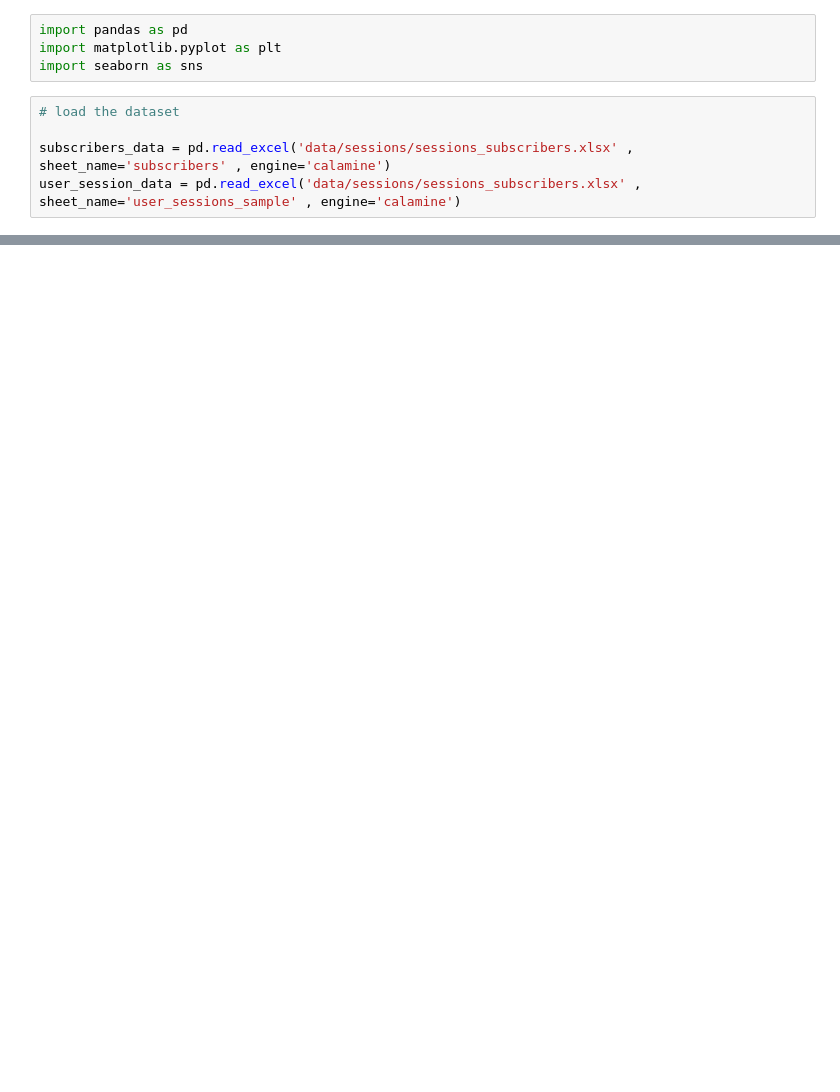
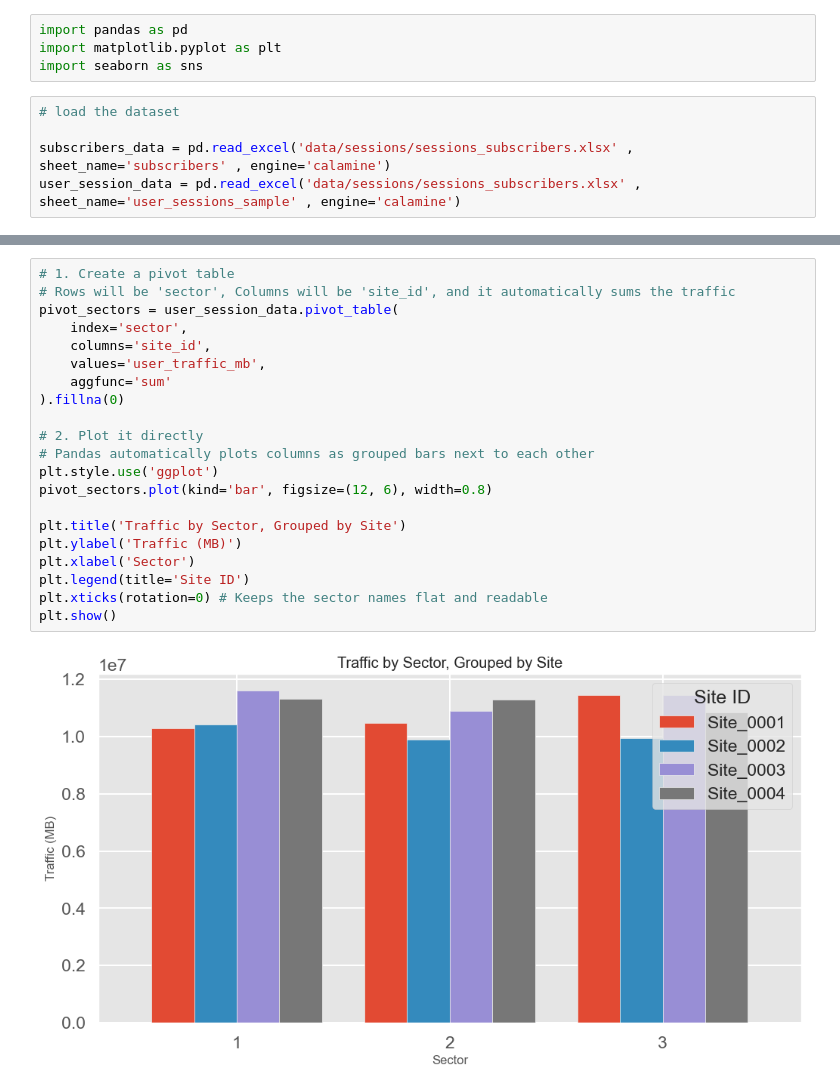
Before and after one commit to omartarek000/Telecom_session_lens, a Jupyter notebook: Telecom_EDA.ipynb, the cells around one changed output, grey strips where cells are left out. Saved outputs shown, nothing was run; the diff lists cells and outputs as text; blank space fills up the shorter version.

```diff
--- a/Telecom_EDA.ipynb
+++ b/Telecom_EDA.ipynb
@@ -20,0 +117,23 @@ subscribers_data.head(5)
+# %%
+# 1. Create a pivot table
+# Rows will be 'sector', Columns will be 'site_id', and it automatically sums the traffic
+pivot_sectors = user_session_data.pivot_table(
+    index='sector',
+    columns='site_id',
+    values='user_traffic_mb',
+    aggfunc='sum'
+).fillna(0)
+
+# 2. Plot it directly
+# Pandas automatically plots columns as grouped bars next to each other
+plt.style.use('ggplot')
+pivot_sectors.plot(kind='bar', figsize=(12, 6), width=0.8)
+
+plt.title('Traffic by Sector, Grouped by Site')
+plt.ylabel('Traffic (MB)')
+plt.xlabel('Sector')
+plt.legend(title='Site ID')
+plt.xticks(rotation=0) # Keeps the sector names flat and readable
+plt.show()
+# %% [output]
+[figure, added]
```
Also changed, not shown: parts of 7 cells of this notebook.
